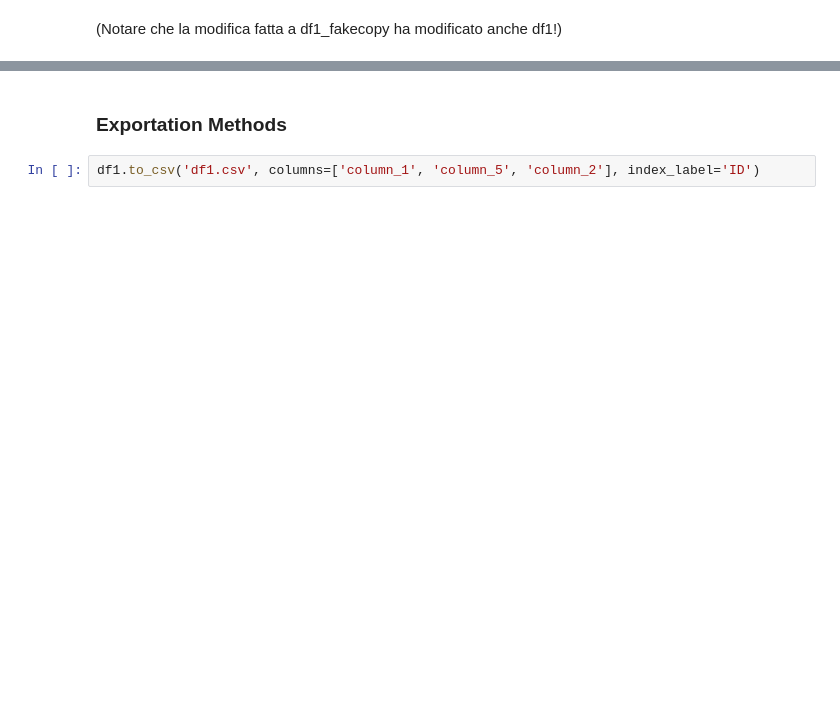
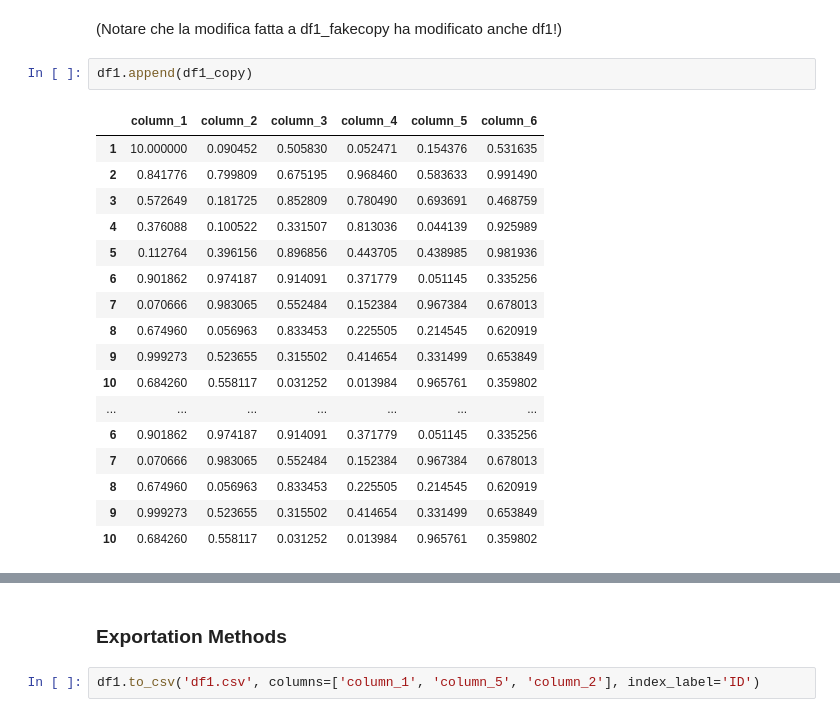
Before and after one commit to MarcoMungaiCoppolino/Data-Science-Portfolio, a Jupyter notebook: Computational_Linear_Algebra/PyLab04a_SklearnAndPandasIntro.ipynb, the cells around one changed output, grey strips where cells are left out. Cells and saved outputs as stored; diff of their text form; blank space fills up the shorter version.

```diff
--- a/Computational_Linear_Algebra/PyLab04a_SklearnAndPandasIntro.ipynb
+++ b/Computational_Linear_Algebra/PyLab04a_SklearnAndPandasIntro.ipynb
@@ -204,2 +772,22 @@ df1_copy
 # %% [markdown]
 (Notare che la modifica fatta a df1_fakecopy ha modificato anche df1!)
+# %%
+df1.append(df1_copy)
+# %% [output]
+|  | column_1 | column_2 | column_3 | column_4 | column_5 | column_6 |
+| 1 | 10.000000 | 0.090452 | 0.505830 | 0.052471 | 0.154376 | 0.531635 |
+| 2 | 0.841776 | 0.799809 | 0.675195 | 0.968460 | 0.583633 | 0.991490 |
+| 3 | 0.572649 | 0.181725 | 0.852809 | 0.780490 | 0.693691 | 0.468759 |
+| 4 | 0.376088 | 0.100522 | 0.331507 | 0.813036 | 0.044139 | 0.925989 |
+| 5 | 0.112764 | 0.396156 | 0.896856 | 0.443705 | 0.438985 | 0.981936 |
+| 6 | 0.901862 | 0.974187 | 0.914091 | 0.371779 | 0.051145 | 0.335256 |
+| 7 | 0.070666 | 0.983065 | 0.552484 | 0.152384 | 0.967384 | 0.678013 |
+| 8 | 0.674960 | 0.056963 | 0.833453 | 0.225505 | 0.214545 | 0.620919 |
+| 9 | 0.999273 | 0.523655 | 0.315502 | 0.414654 | 0.331499 | 0.653849 |
+| 10 | 0.684260 | 0.558117 | 0.031252 | 0.013984 | 0.965761 | 0.359802 |
+| ... | ... | ... | ... | ... | ... | ... |
+| 6 | 0.901862 | 0.974187 | 0.914091 | 0.371779 | 0.051145 | 0.335256 |
+| 7 | 0.070666 | 0.983065 | 0.552484 | 0.152384 | 0.967384 | 0.678013 |
+| 8 | 0.674960 | 0.056963 | 0.833453 | 0.225505 | 0.214545 | 0.620919 |
+| 9 | 0.999273 | 0.523655 | 0.315502 | 0.414654 | 0.331499 | 0.653849 |
+| 10 | 0.684260 | 0.558117 | 0.031252 | 0.013984 | 0.965761 | 0.359802 |
```
Also changed, not shown: parts of 71 cells of this notebook, 1 other file.
